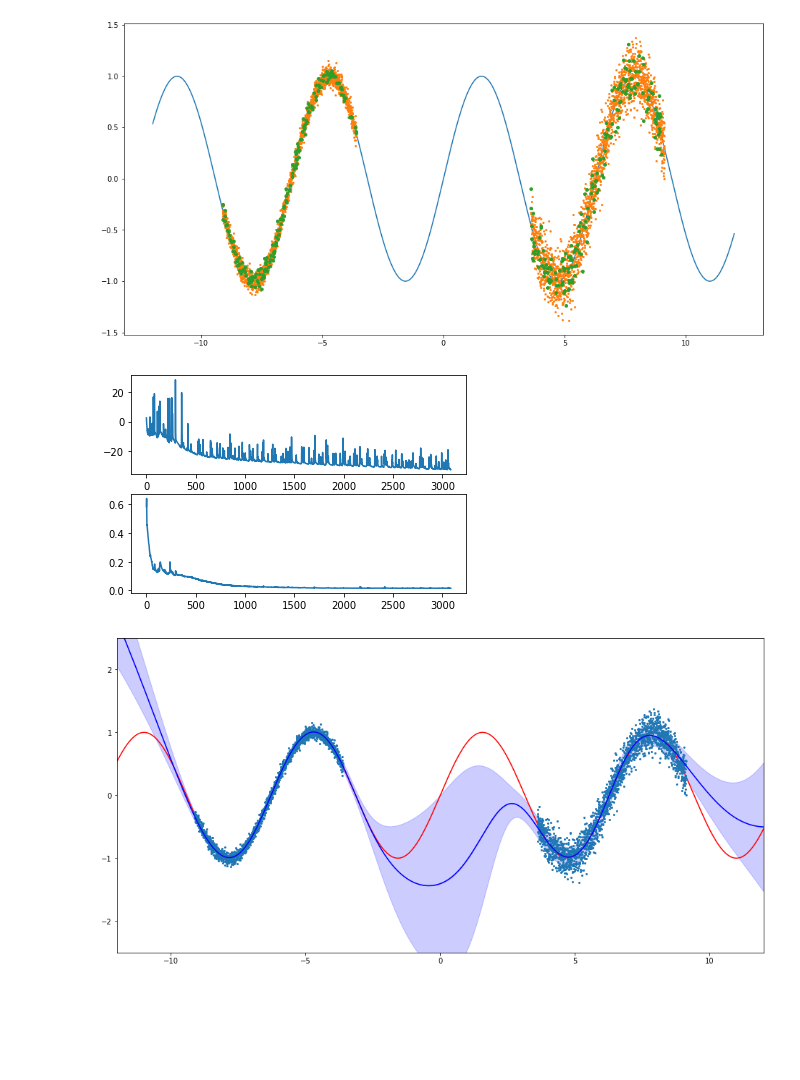
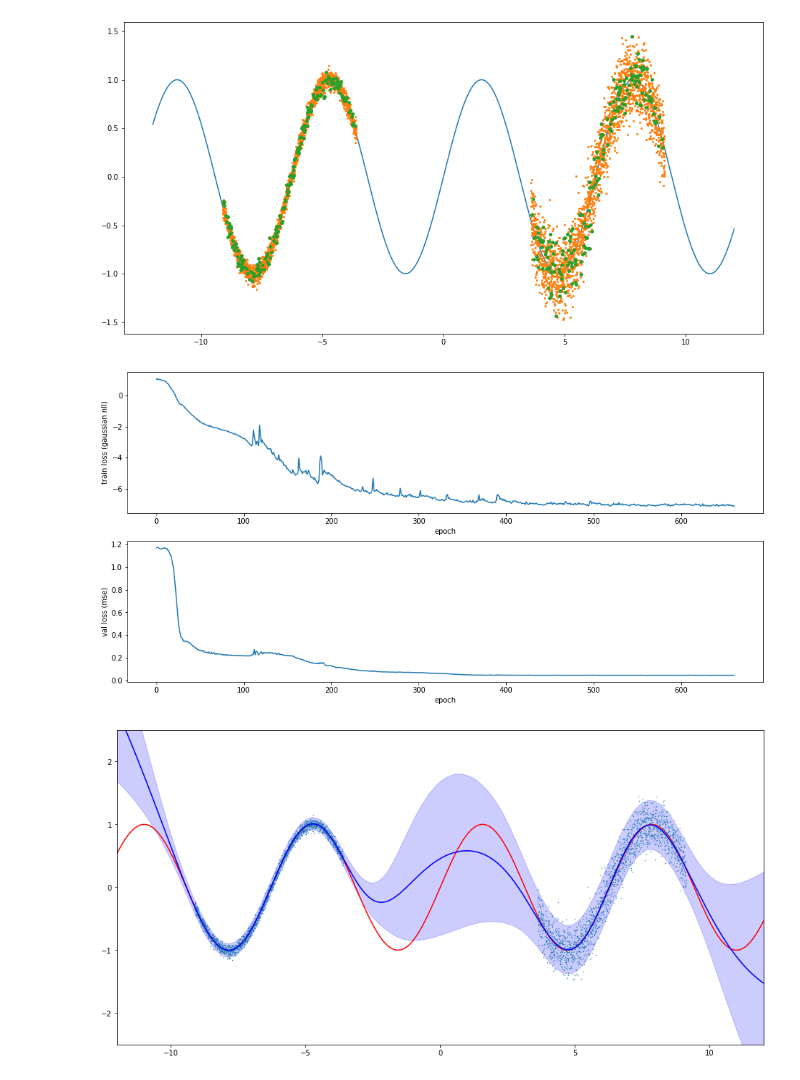
Before and after one commit to facebookresearch/mbrl-lib, a Jupyter notebook: notebooks/fit_ensemble_1d.ipynb, the cells around one changed output. Cells and saved outputs as stored; diff of their text form; code cells hidden in the pictures; blank space fills up the shorter version.

Commit message:
updated model example notebook with latest changes to model

```diff
--- a/notebooks/fit_ensemble_1d.ipynb
+++ b/notebooks/fit_ensemble_1d.ipynb
@@ -44,7 +44,7 @@ y_val[:val_size] = y_data[train_val_idx_1[train_size:]] + mag * np.random.randn(
 train_val_idx_2 = np.random.choice(list(range(6500, 8800)),
                                    size=train_size + val_size,
                                    replace=False)
-mag = 0.15
+mag = 0.20
 x_train[train_size:] = x_data[train_val_idx_2[:train_size]]
 y_train[train_size:] = y_data[train_val_idx_2[:train_size]] + mag * np.random.randn(train_size)
 x_val[val_size:] = x_data[train_val_idx_2[train_size:]]
@@ -57,7 +57,7 @@ plt.show()
 train_size *=2
 val_size *= 2
 # %% [output]
-[figure, old version]
+[figure, new version]
 # %%
 num_members = 5
 dataset_train = replay_buffer.BootstrapReplayBuffer(train_size, 2048, num_members, (1,), (0,))
@@ -73,23 +73,27 @@ member_cfg = omegaconf.OmegaConf.create({
     "_target_": "mbrl.models.GaussianMLP",
     "device": "cuda:0",
     "in_size": 1,
-    "out_size": 2,
-    "num_layers": 2,
+    "out_size": 1,
+    "num_layers": 3,
     "hid_size": 32,
     "use_silu": True
 })
 
-ensemble = models.Ensemble(num_members, 1, 2, device, member_cfg, optim_lr=0.005, optim_wd=5e-4)
+ensemble = models.Ensemble(num_members, 1, 2, device, member_cfg, optim_lr=0.003, optim_wd=5e-5)
+wrapper = models.DynamicsModelWrapper(ensemble, target_is_delta=False, normalize=True, learned_rewards=False)
 # %%
-trainer = models.EnsembleTrainer(
-    ensemble, dataset_train, dataset_val=dataset_val, target_is_delta=False)
-train_losses, val_losses = trainer.train(num_epochs=5000, patience=500)
-fig, ax = plt.subplots(2, 1)
+trainer = models.EnsembleTrainer(wrapper, dataset_train, dataset_val=dataset_val)
+train_losses, val_losses = trainer.train(num_epochs=5000, patience=100)
+fig, ax = plt.subplots(2, 1, figsize=(16, 8))
 ax[0].plot(train_losses)
+ax[0].set_xlabel("epoch")
+ax[0].set_ylabel("train loss (gaussian nll)")
 ax[1].plot(val_losses)
+ax[1].set_xlabel("epoch")
+ax[1].set_ylabel("val loss (mse)")
 plt.show()
 # %% [output]
-[figure, old version]
+[figure, new version]
 # %%
 x_tensor = torch.from_numpy(x_data).unsqueeze(1).float().to(device)
 
@@ -104,10 +108,12 @@ y_var_ale = y_var.mean(dim=0).cpu().numpy()
 
 y_std = np.sqrt(y_var_epi + y_var_ale)
 plt.figure(figsize=(16, 8))
-plt.plot(x_data, y_data, 'r', x_train, y_train, '.', x_data, y_pred, 'b-', markersize=4)
-plt.fill_between(x_data, y_pred, y_pred + y_std, color='b', alpha=0.2)
-plt.fill_between(x_data, y_pred - y_std, y_pred, color='b', alpha=0.2)
+plt.plot(x_data, y_data, 'r')
+plt.plot(x_train, y_train, '.', markersize=0.9)
+plt.plot(x_data, y_pred, 'b-', markersize=4)
+plt.fill_between(x_data, y_pred, y_pred + 2 * y_std, color='b', alpha=0.2)
+plt.fill_between(x_data, y_pred - 2 * y_std, y_pred, color='b', alpha=0.2)
 plt.axis([-12, 12, -2.5, 2.5])
 plt.show()
 # %% [output]
-[figure, old version]
+[figure, new version]
```
